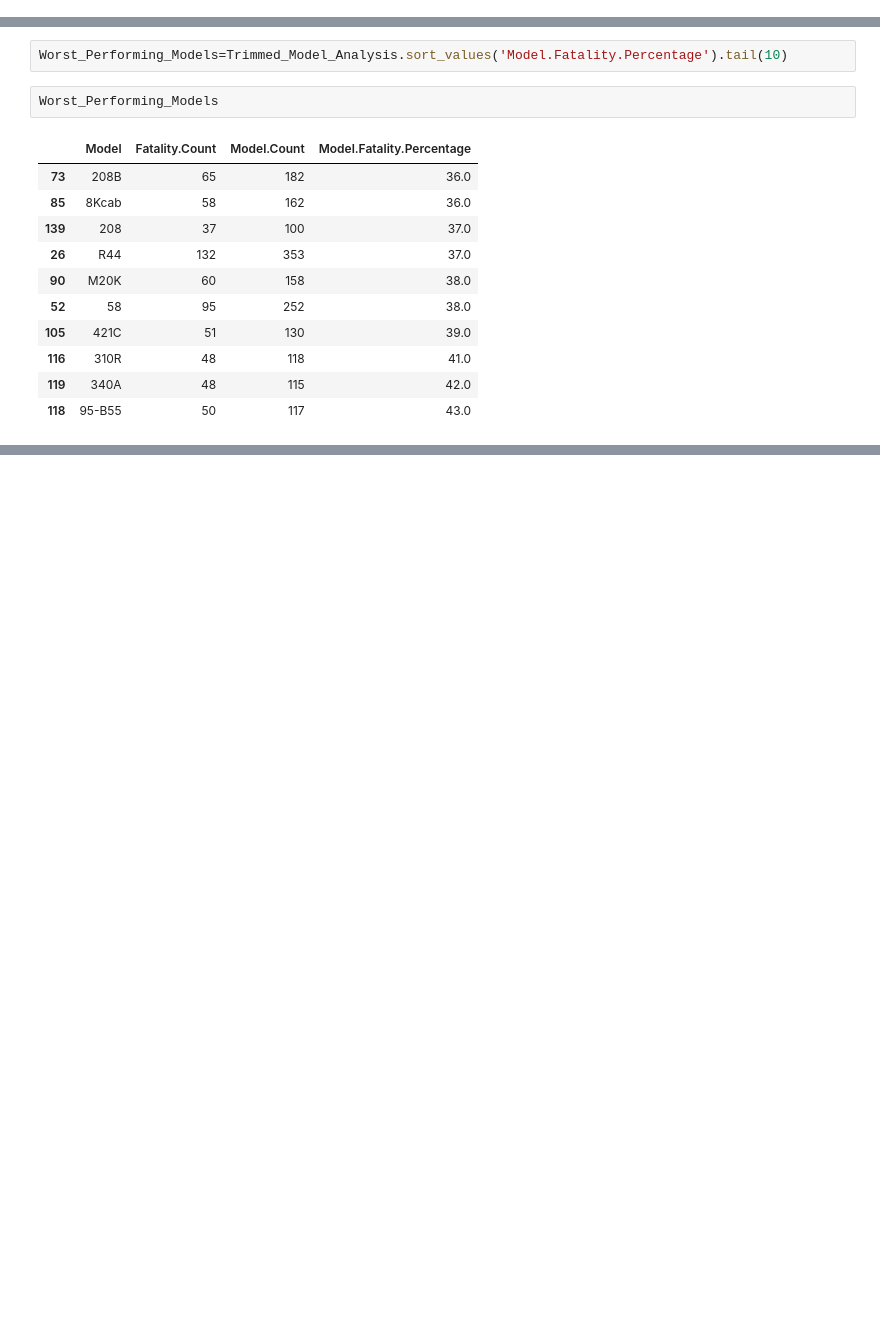
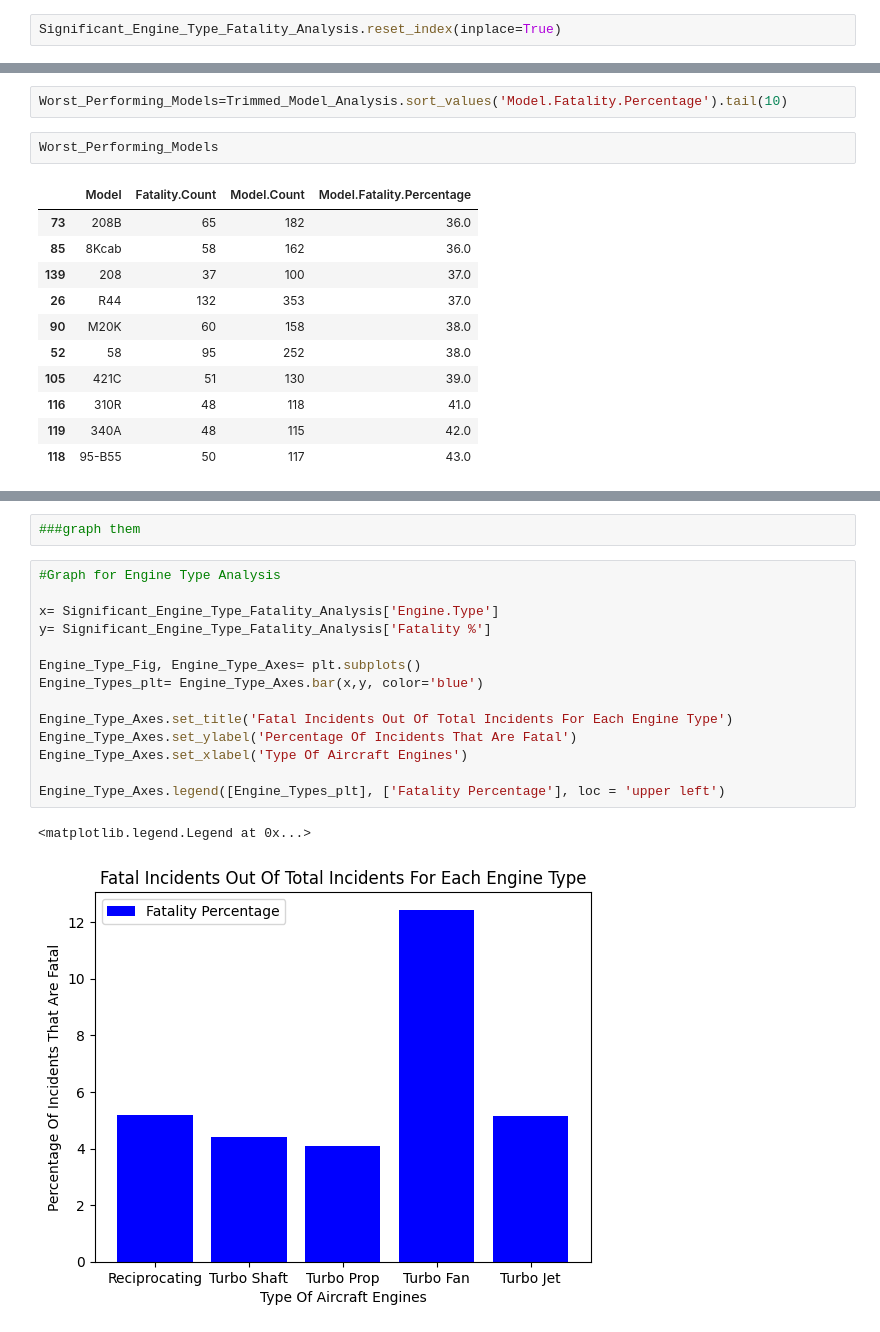
Before and after one commit to AndrewReusche/dsc-phase-1-project-v3, a Jupyter notebook: student.ipynb, the cells around one changed output, grey strips where cells are left out. Drawn from its saved outputs; the diff is of its cells as text; blank space fills up the shorter version.

```diff
--- a/student.ipynb
+++ b/student.ipynb
@@ -1879,3 +1877,5 @@ Significant_Engine_Type_Fatality_Analysis
 | Turbo Prop | 815 | 3325 | 4.08 |
 | Turbo Fan | 198 | 2463 | 12.44 |
 | Turbo Jet | 136 | 701 | 5.15 |
+# %%
+Significant_Engine_Type_Fatality_Analysis.reset_index(inplace=True)
@@ -2124,0 +2211,19 @@ Worst_Performing_Models
+# %%
+###graph them
+# %%
+#Graph for Engine Type Analysis
+
+x= Significant_Engine_Type_Fatality_Analysis['Engine.Type']
+y= Significant_Engine_Type_Fatality_Analysis['Fatality %']
+
+Engine_Type_Fig, Engine_Type_Axes= plt.subplots()
+Engine_Types_plt= Engine_Type_Axes.bar(x,y, color='blue')
+
+Engine_Type_Axes.set_title('Fatal Incidents Out Of Total Incidents For Each Engine Type')
+Engine_Type_Axes.set_ylabel('Percentage Of Incidents That Are Fatal')
+Engine_Type_Axes.set_xlabel('Type Of Aircraft Engines')
+
+Engine_Type_Axes.legend([Engine_Types_plt], ['Fatality Percentage'], loc = 'upper left')
+# %% [output]
+<matplotlib.legend.Legend at 0x...>
+[figure, added]
```
Also changed, not shown: parts of 21 cells of this notebook.
